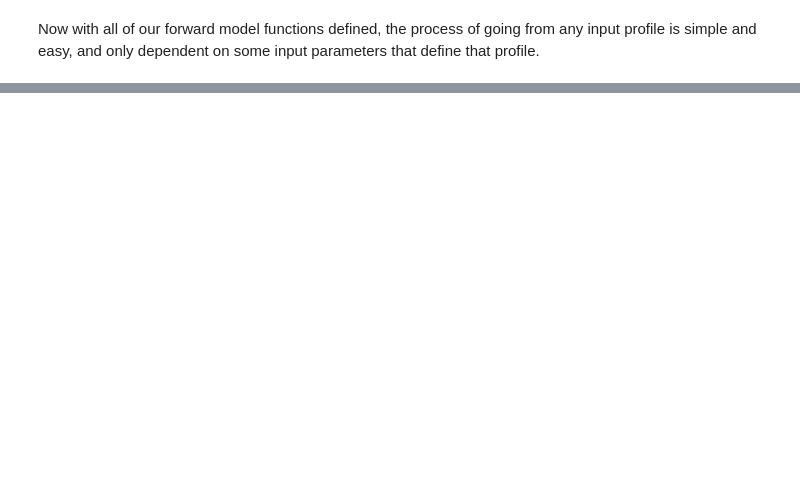
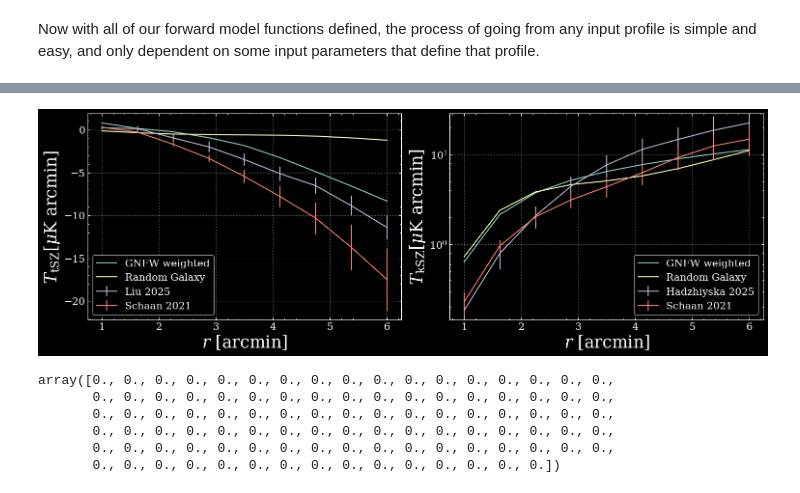
Before and after one commit to chadpopik/CAPPIBARAS, a Jupyter notebook: fullmodel.ipynb, the cells around one changed output, grey strips where cells are left out. Cells and saved outputs as stored; diff of their text form; code cells hidden in the pictures; blank space fills up the shorter version.

```diff
--- a/fullmodel.ipynb
+++ b/fullmodel.ipynb
@@ -156,3 +153,35 @@ rs_sim = np.array([0.00490767, 0.00563476, 0.00646957, 0.00742806, 0.00852855,
 
 rhos_sim = np.interp(rs, rs_sim, rhos_sim, right=0)
 pths_sim = np.interp(rs, rs_sim, pths_sim, right=0)
+# %%
+fig, axs = plt.subplots(1, 2, figsize=(15, 5), layout='constrained')
+axs[0].set(xlabel=r'$r$ [arcmin]', ylabel=r'$T_\text{tSZ} [\mu \text{K arcmin}]$')
+axs[1].set(xlabel=r'$r$ [arcmin]', ylabel=r'$T_\text{kSZ} [\mu \text{K arcmin}]$', yscale='log')
+
+
+# axs[0].plot(tSZdata.thetas, tSZsign(tSZproj(ave_HOD(Pth({'P0':1, 'beta_t':3.5}), cpars)))+tSZdata.dustprof, label='GNFW HOD')
+axs[0].plot(tSZdata.thetas, tSZsign(tSZproj(ave_weight(Pth())))+tSZdata.dustprof, label='GNFW weighted')
+axs[0].plot(tSZdata.thetas, tSZsign(tSZproj(pths_sim)), label='Random Galaxy')
+axs[0].errorbar(tSZdata.thetas, tSZdata.tSZdata, np.diag(tSZdata.tSZcov)**0.5, label='Liu 2025')
+
+# axs[1].plot(kSZdata.thetas, kSZsign(kSZproj(ave_HOD(rho(), cpars))), label='GNFW HOD')
+axs[1].plot(kSZdata.thetas, kSZsign(kSZproj(ave_weight(rho()))), label='GNFW weighted')
+axs[1].plot(kSZdata.thetas, kSZsign(kSZproj(rhos_sim)), label='Random Galaxy')
+axs[1].errorbar(kSZdata.thetas, kSZdata.kSZdata, np.diag(kSZdata.kSZcov)**0.5, label='Hadzhiyska 2025')
+
+Schaan2021 = Measurements.Schaan2021({})
+axs[0].errorbar(Schaan2021.thetas, Schaan2021.tSZdata, np.diag(Schaan2021.tSZcov)**0.5, label='Schaan 2021')
+axs[1].errorbar(Schaan2021.thetas, Schaan2021.kSZdata, np.diag(Schaan2021.kSZcov)**0.5, label='Schaan 2021')
+
+axs[0].legend(), axs[1].legend(); plt.show()
+# %% [output]
+[figure, new version]
+# %%
+np.round(rhos_sim, 2)
+# %% [output]
+array([0., 0., 0., 0., 0., 0., 0., 0., 0., 0., 0., 0., 0., 0., 0., 0., 0.,
+       0., 0., 0., 0., 0., 0., 0., 0., 0., 0., 0., 0., 0., 0., 0., 0., 0.,
+       0., 0., 0., 0., 0., 0., 0., 0., 0., 0., 0., 0., 0., 0., 0., 0., 0.,
+       0., 0., 0., 0., 0., 0., 0., 0., 0., 0., 0., 0., 0., 0., 0., 0., 0.,
+       0., 0., 0., 0., 0., 0., 0., 0., 0., 0., 0., 0., 0., 0., 0., 0., 0.,
+       0., 0., 0., 0., 0., 0., 0., 0., 0., 0., 0., 0., 0., 0., 0.])
```
Also changed, not shown: parts of 9 cells of this notebook, 55 other files.
